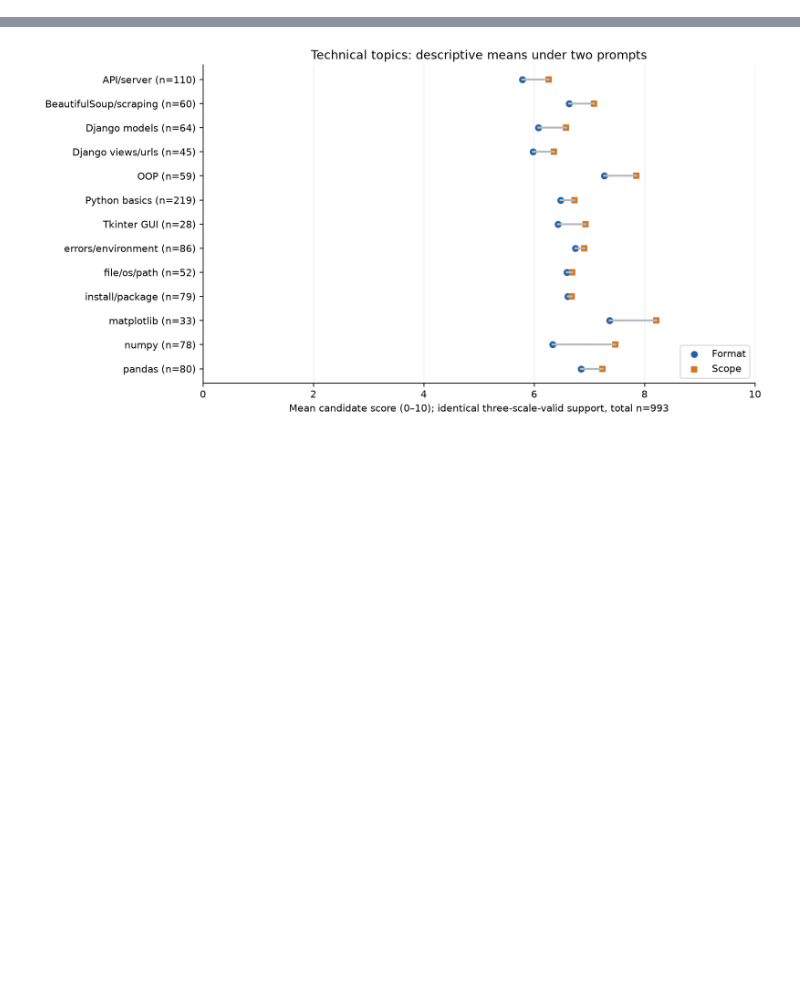
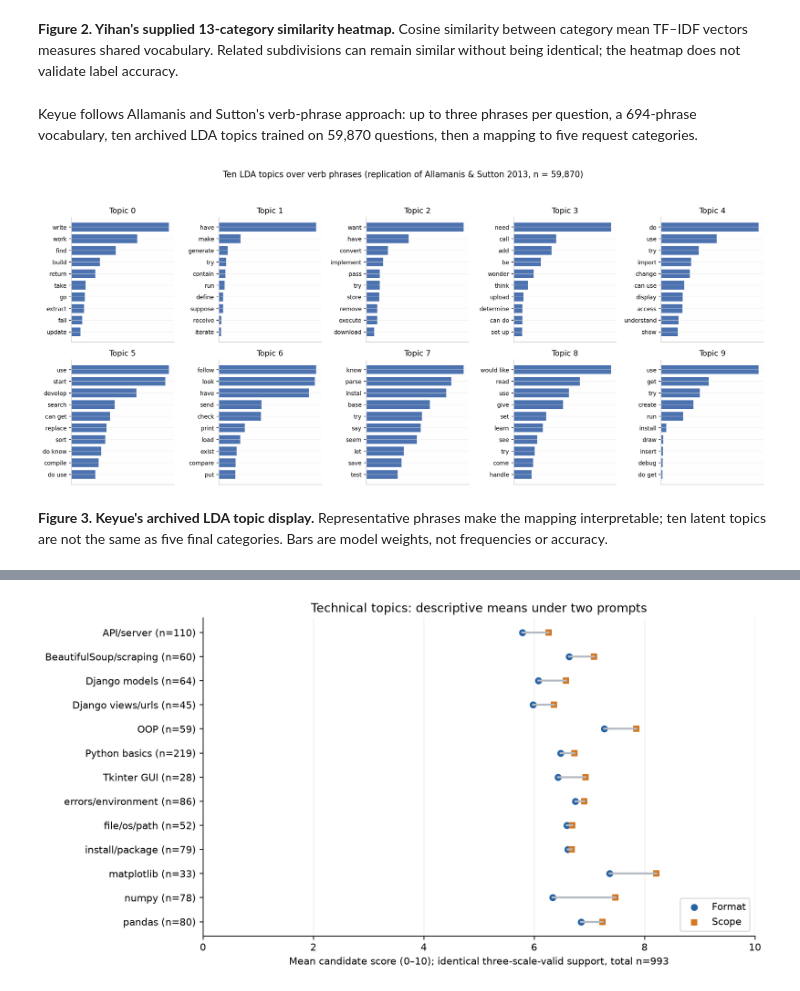
Before and after one commit to H-juanfeng-Z/SOSC314__Keyue_Li__Yihan_Wang__Zi_Hu, a Jupyter notebook: final_report/report.ipynb, the cells around one changed output, grey strips where cells are left out. Cells and saved outputs as stored; diff of their text form; code cells hidden in the pictures; blank space fills up the shorter version.

```diff
--- a/final_report/report.ipynb
+++ b/final_report/report.ipynb
@@ -174,0 +208,10 @@ For an actual archived Scope output, question 19851005 asks about a DataFrame in
+# %% [markdown]
+**Figure 2. Yihan's supplied 13-category similarity heatmap.** Cosine similarity between category mean TF–IDF vectors measures shared vocabulary. Related subdivisions can remain similar without being identical; the heatmap does not validate label accuracy.
+# %% [markdown]
+Keyue follows Allamanis and Sutton's verb-phrase approach: up to three phrases per question, a 694-phrase vocabulary, ten archived LDA topics trained on 59,870 questions, then a mapping to five request categories.
+# %%
+display(Image(filename='assets/keyue_lda_phrases.png'))
+# %% [output]
+[figure, added]
+# %% [markdown]
+**Figure 3. Keyue's archived LDA topic display.** Representative phrases make the mapping interpretable; ten latent topics are not the same as five final categories. Bars are model weights, not frequencies or accuracy.
```
Also changed, not shown: parts of 51 cells of this notebook, 18 other files.
